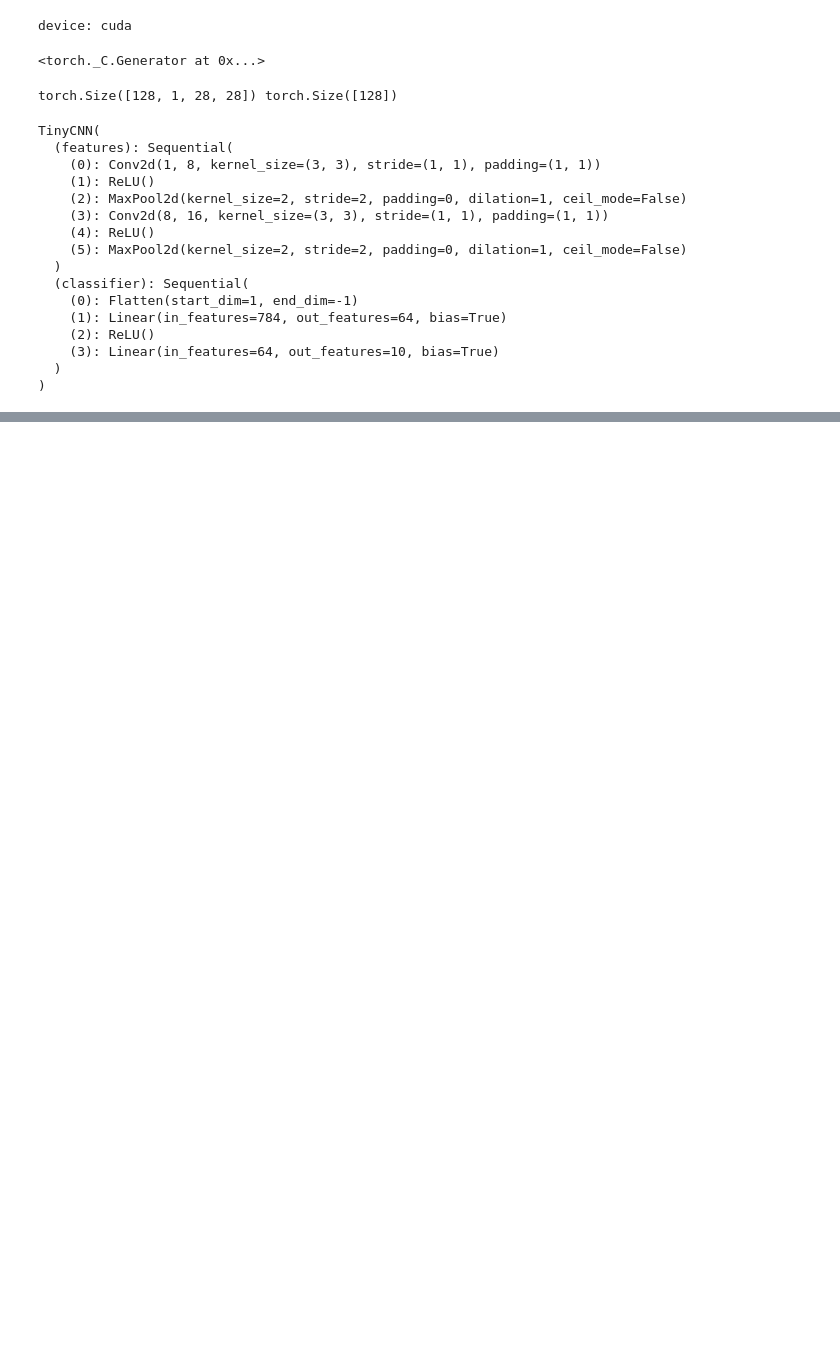
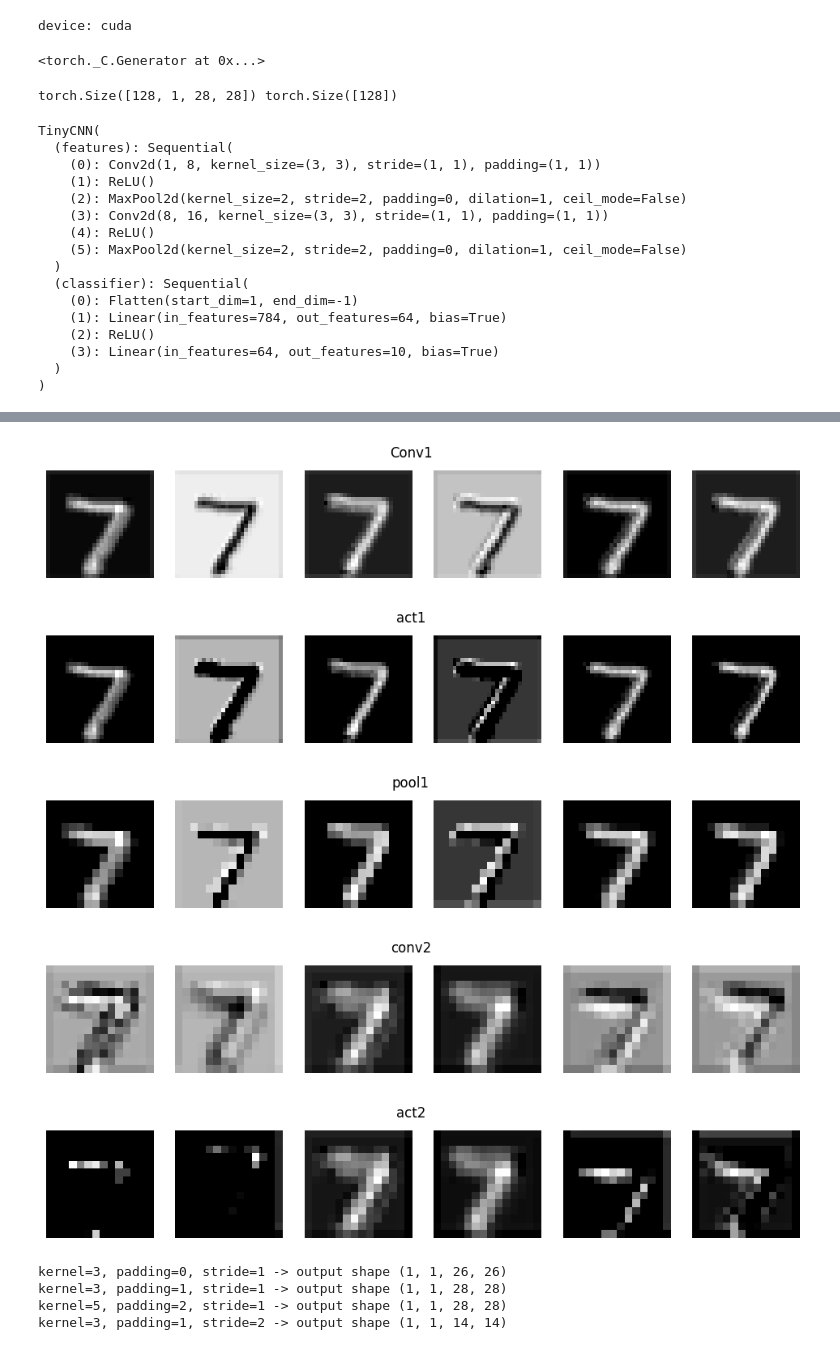
Before and after one commit to stanley1208/AI-Learning, a Jupyter notebook: TinyCNN.ipynb, the cells around one changed output, grey strips where cells are left out. Cells and saved outputs as stored; diff of their text form; code cells hidden in the pictures; blank space fills up the shorter version.

```diff
--- a/TinyCNN.ipynb
+++ b/TinyCNN.ipynb
@@ -96,0 +154,46 @@ def train_epoch(model,loader,criterion,optimizer,device):
+# %%
+# choose one image from the test set
+image=xb[0].unsqueeze(0).to(device) # shape [1,1,28,28]
+
+# forward through the feature extractor only
+with torch.no_grad():
+  conv1=model.features[0](image)  # Conv1 output
+  act1=model.features[1](conv1)   # ReLU
+  pool1=model.features[2](act1)   # MaxPool
+  conv2=model.features[3](pool1)  # Conv2
+  act2=model.features[4](conv2)   # ReLU
+
+
+# helper to visualize feature maps
+def show_feature_map(tensor,title,num_ch=6):
+  fmap=tensor[0].detach().cpu()
+  ch=min(fmap.shape[0],num_ch)
+  fig,axes=plt.subplots(1,ch,figsize=(2*ch,2))
+  fig.suptitle(title)
+  for i in range(ch):
+    axes[i].imshow(fmap[i],cmap="gray")
+    axes[i].axis("off")
+  plt.show()
+
+show_feature_map(conv1,"Conv1",num_ch=6)
+show_feature_map(act1,"act1",num_ch=6)
+show_feature_map(pool1,"pool1",num_ch=6)
+show_feature_map(conv2,"conv2",num_ch=6)
+show_feature_map(act2,"act2",num_ch=6)
+# %% [output]
+[figure, added]
+[figure, added]
+[figure, added]
+[figure, added]
+[figure, added]
+# %%
+x=torch.randn(1,1,28,28)
+for (k,p,s) in [(3,0,1), (3,1,1), (5,2,1), (3,1,2)]:
+  conv=nn.Conv2d(1,1,kernel_size=k,padding=p,stride=s,bias=False)
+  y=conv(x)
+  print(f"kernel={k}, padding={p}, stride={s} -> output shape {tuple(y.shape)}")
+# %% [output]
+kernel=3, padding=0, stride=1 -> output shape (1, 1, 26, 26)
+kernel=3, padding=1, stride=1 -> output shape (1, 1, 28, 28)
+kernel=5, padding=2, stride=1 -> output shape (1, 1, 28, 28)
+kernel=3, padding=1, stride=2 -> output shape (1, 1, 14, 14)
```
Also changed, not shown: parts of 4 cells of this notebook.
